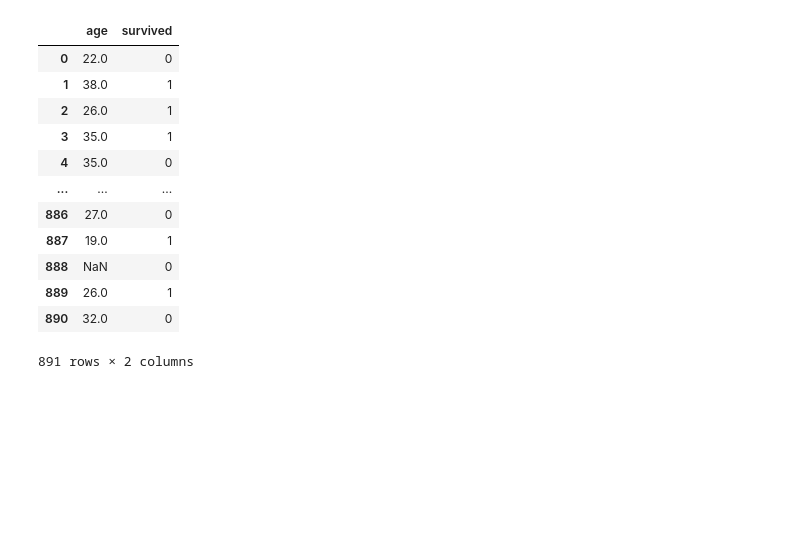
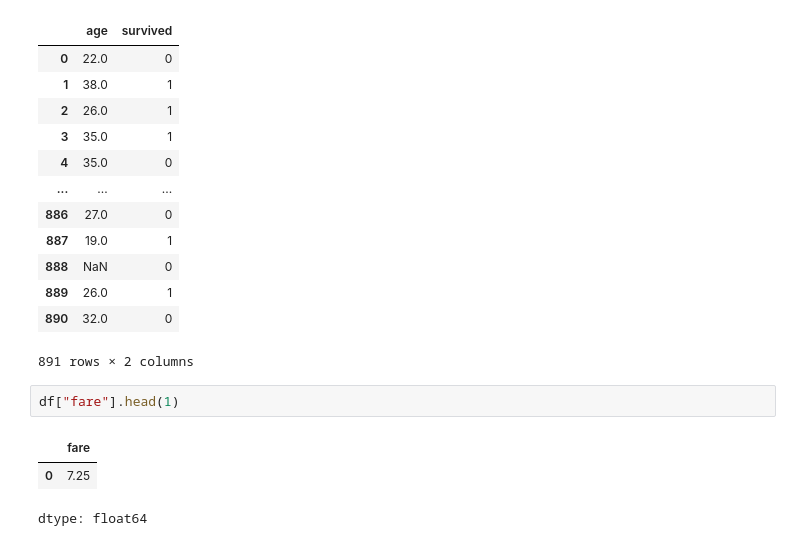
Before and after one commit to Pritishcoder07/AIML-ALGROITHM, a Jupyter notebook: DAY 2 .ipynb, the cells around one changed output. Cells and saved outputs as stored; diff of their text form; blank space fills up the shorter version.

```diff
--- a/DAY 2 .ipynb
+++ b/DAY 2 .ipynb
@@ -656,3 +656,9 @@ df[["age","survived"]]
 | 889 | 26.0 | 1 |
 | 890 | 32.0 | 0 |
 891 rows × 2 columns
+# %%
+df["fare"].head(1)
+# %% [output]
+|  | fare |
+| 0 | 7.25 |
+dtype: float64
```
